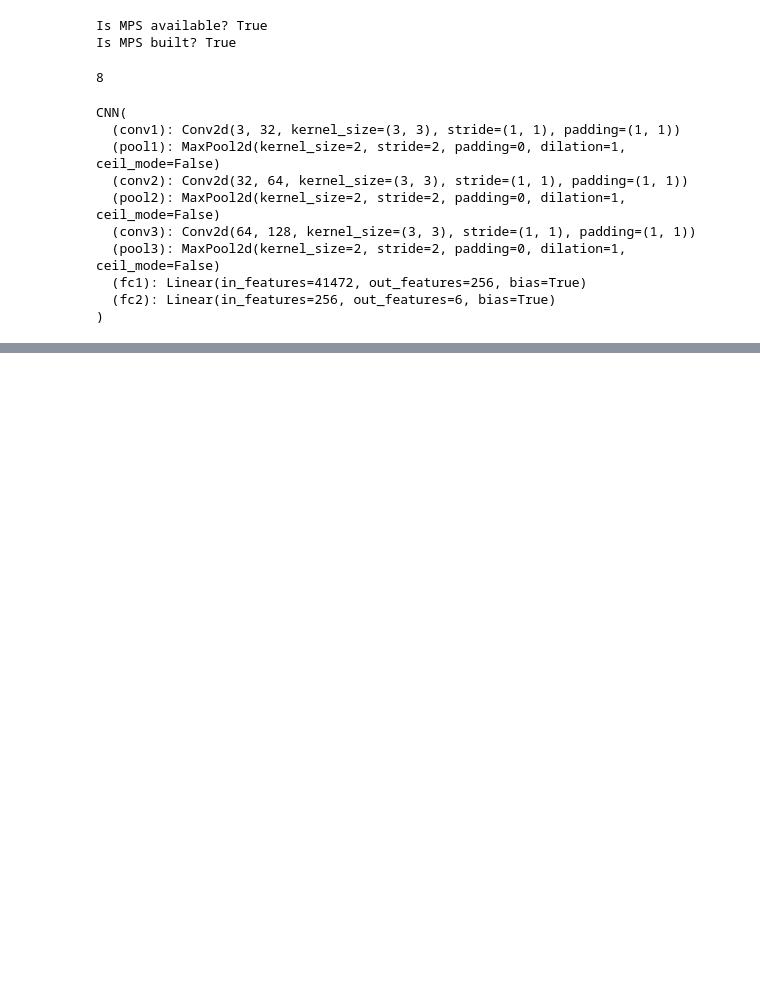
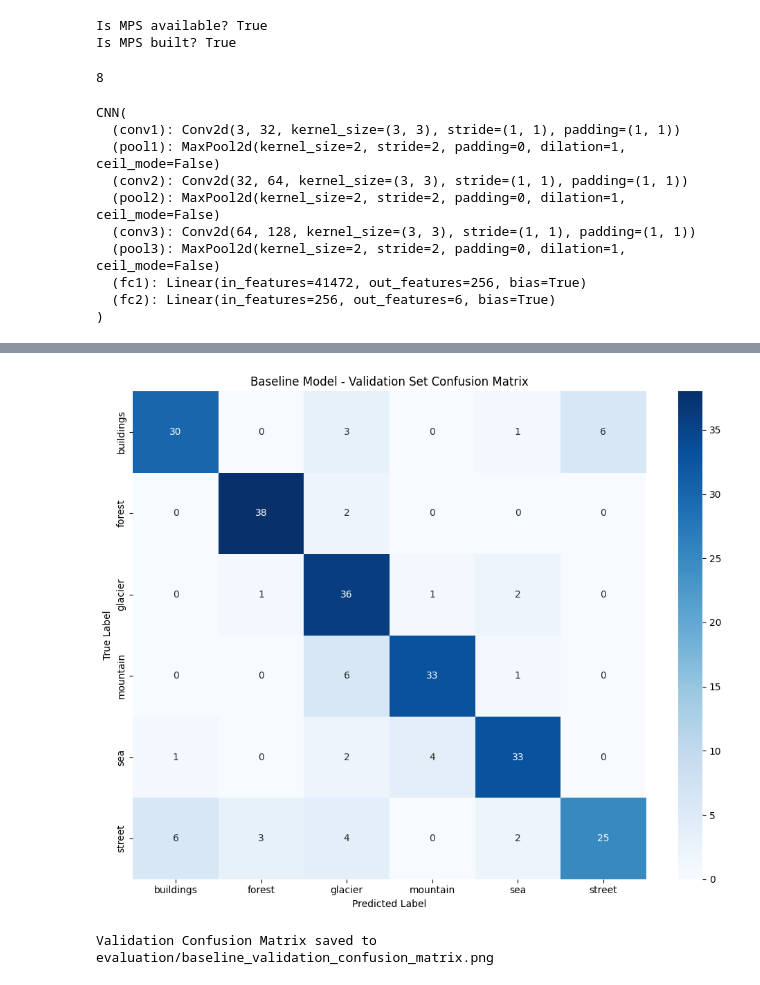
Before and after one commit to mudit-jha06/week4_assignment, a Jupyter notebook: solution.ipynb, the cells around one changed output, grey strips where cells are left out. Drawn from its saved outputs; the diff is of its cells as text; code cells hidden in the pictures; blank space fills up the shorter version.

Commit message:
EDA and baseline model

```diff
--- a/solution.ipynb
+++ b/solution.ipynb
@@ -265,8 +269,9 @@ train_transform = transforms.Compose([
 # Create dataset and dataloader
 train_dataset = OutdoorSceneDataset(DATA_DIR, transform=train_transform)
 
-# Use num_workers=2 as requested for faster image loading
-train_loader = DataLoader(train_dataset, batch_size=32, shuffle=True, num_workers=2)
+# Use num_workers=0 to avoid multiprocessing issues on macOS with Jupyter notebooks
+# num_workers > 0 causes pickling errors with dataset classes defined in notebooks
+train_loader = DataLoader(train_dataset, batch_size=32, shuffle=True, num_workers=0)
 
 # Training setup - Use MPS for M1 Mac GPU acceleration
 if torch.backends.mps.is_available():
@@ -287,5 +292,5 @@ optimizer = optim.Adam(model.parameters(), lr=0.001)
 print(f"Training on {device}")
 print(f"Number of classes: {num_classes}")
 print(f"Training samples: {len(train_dataset)}")
-print(f"DataLoader num_workers: 2")
+print(f"DataLoader num_workers: 0 (disabled to avoid multiprocessing issues)")
 # %% [output]
@@ -293,6 +341,6 @@ NameError: name 'train_loader' is not defined
 # %%
 # Training loop
-num_epochs = 10
+num_epochs = 5
 model.train()
 
 for epoch in range(num_epochs):
@@ -328,0 +455,24 @@ print('Training completed!')
+# %%
+# Generate confusion matrix for validation set
+from sklearn.metrics import confusion_matrix
+
+# Create confusion matrix using validation predictions
+cm_val = confusion_matrix(all_val_labels, all_val_predictions)
+
+# Plot confusion matrix
+plt.figure(figsize=(10, 8))
+sns.heatmap(cm_val, annot=True, fmt='d', cmap='Blues', xticklabels=CLASSES, yticklabels=CLASSES)
+plt.title('Baseline Model - Validation Set Confusion Matrix')
+plt.ylabel('True Label')
+plt.xlabel('Predicted Label')
+plt.tight_layout()
+
+# Save confusion matrix
+os.makedirs('evaluation', exist_ok=True)
+plt.savefig('evaluation/baseline_validation_confusion_matrix.png')
+plt.show()
+
+print("Validation Confusion Matrix saved to evaluation/baseline_validation_confusion_matrix.png")
+# %% [output]
+[figure, added]
+Validation Confusion Matrix saved to evaluation/baseline_validation_confusion_matrix.png
```
Also changed, not shown: parts of 7 cells of this notebook, 1 other file.
